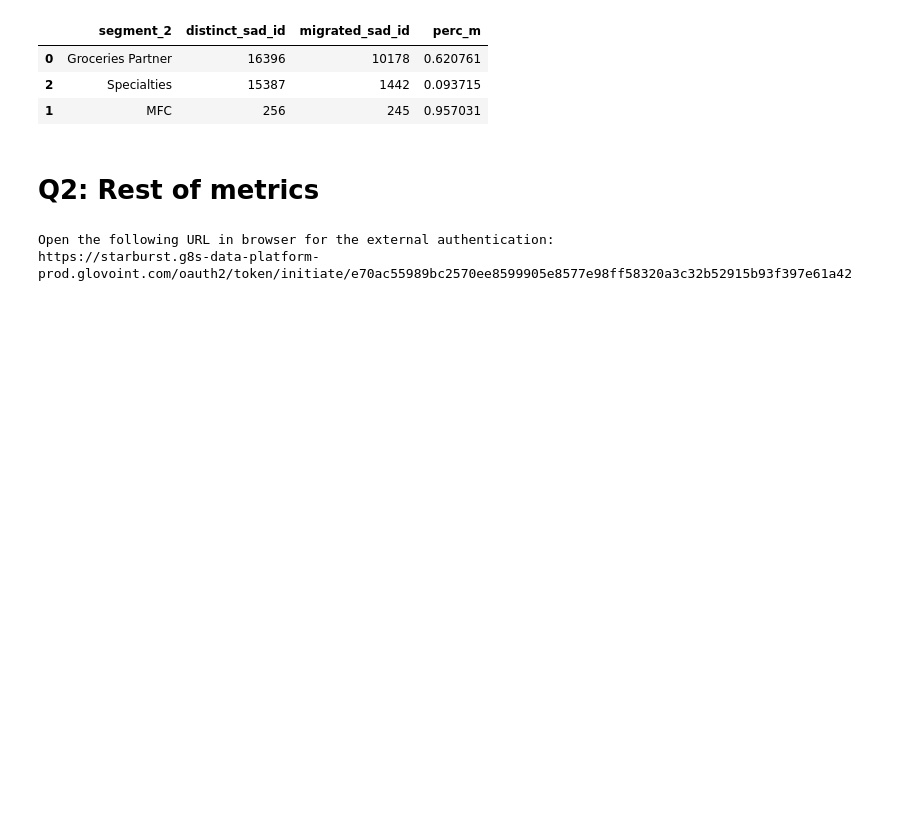
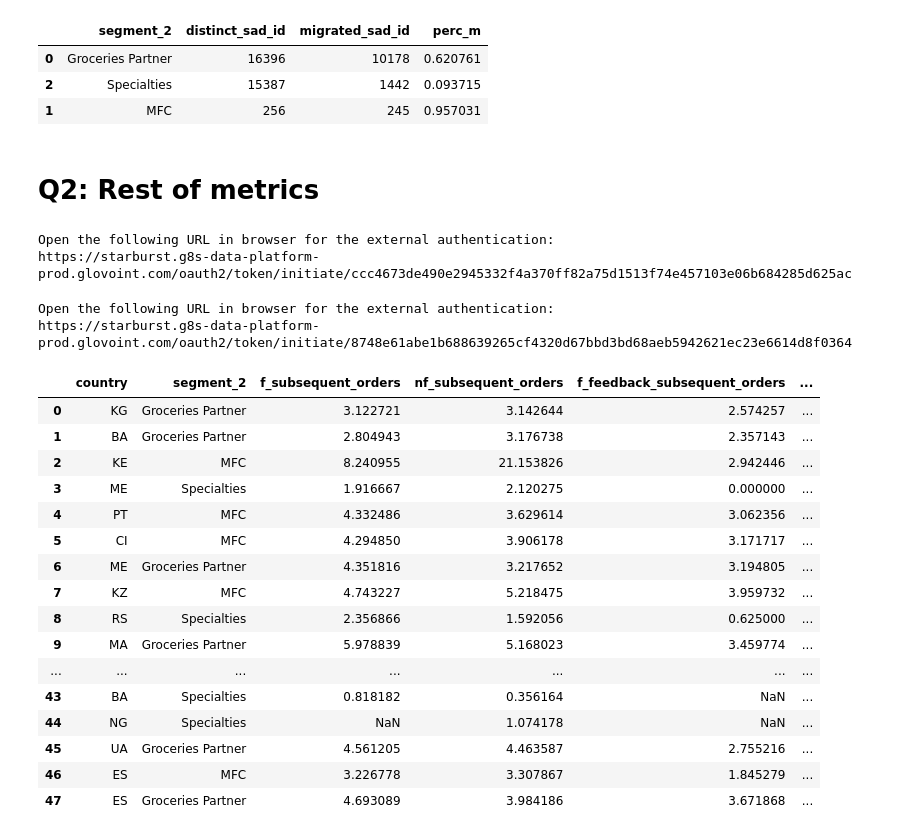
Before and after one commit to JordiCremades4444/central-node, a Jupyter notebook: notebooks/982_2024_10_05_fresh_products/fresh_products_v3.ipynb, the cells around one changed output. Cells and saved outputs as stored; diff of their text form; code cells hidden in the pictures; blank space fills up the shorter version.

```diff
--- a/notebooks/982_2024_10_05_fresh_products/fresh_products_v3.ipynb
+++ b/notebooks/982_2024_10_05_fresh_products/fresh_products_v3.ipynb
@@ -65,10 +65,12 @@ grouped.sort_values(by='distinct_sad_id', ascending=False)
 # %%
 START_DATE = "'2024-07-01'"
 END_DATE = "'2024-09-15'"
+END_DATE_RETENTION = "'2024-10-15'"
 
 params = [
     {'name':'start_date','value':START_DATE},
-    {'name':'end_date','value':END_DATE}
+    {'name':'end_date','value':END_DATE},
+    {'name':'end_date_retention','value':END_DATE_RETENTION}
 ]
 
 q.prepare_query(
@@ -79,7 +81,47 @@ q.prepare_query(
 )
 
 metrics  = q.query_run_starburst()
-metrics.to_csv('metrics.csv')
+metrics.to_csv('outputs/metrics.csv')
 # %% [output]
 Open the following URL in browser for the external authentication:
-https://starburst.g8s-data-platform-prod.glovoint.com/oauth2/token/initiate/e70ac55989bc2570ee8599905e8577e98ff58320a3c32b52915b93f397e61a42
+https://starburst.g8s-data-platform-prod.glovoint.com/oauth2/token/initiate/ccc4673de490e2945332f4a370ff82a75d1513f74e457103e06b684285d625ac
+# %%
+START_DATE = "'2024-07-01'"
+END_DATE = "'2024-09-15'"
+END_DATE_RETENTION = "'2024-10-15'"
+
+params = [
+    {'name':'start_date','value':START_DATE},
+    {'name':'end_date','value':END_DATE},
+    {'name':'end_date_retention','value':END_DATE_RETENTION}
+]
+
+q.prepare_query(
+    'subsequent_all.sql'
+    ,params=params
+    ,to_load_file='subsequent_all'
+    ,load_from_to_load_file=None
+)
+
+subsequent_all  = q.query_run_starburst()
+subsequent_all
+# %% [output]
+Open the following URL in browser for the external authentication:
+https://starburst.g8s-data-platform-prod.glovoint.com/oauth2/token/initiate/8748e61abe1b688639265cf4320d67bbd3bd68aeb5942621ec23e6614d8f0364
+|  | country | segment_2 | f_subsequent_orders | nf_subsequent_orders | f_feedback_subsequent_orders | ... |
+| 0 | KG | Groceries Partner | 3.122721 | 3.142644 | 2.574257 | ... |
+| 1 | BA | Groceries Partner | 2.804943 | 3.176738 | 2.357143 | ... |
+| 2 | KE | MFC | 8.240955 | 21.153826 | 2.942446 | ... |
+| 3 | ME | Specialties | 1.916667 | 2.120275 | 0.000000 | ... |
+| 4 | PT | MFC | 4.332486 | 3.629614 | 3.062356 | ... |
+| 5 | CI | MFC | 4.294850 | 3.906178 | 3.171717 | ... |
+| 6 | ME | Groceries Partner | 4.351816 | 3.217652 | 3.194805 | ... |
+| 7 | KZ | MFC | 4.743227 | 5.218475 | 3.959732 | ... |
+| 8 | RS | Specialties | 2.356866 | 1.592056 | 0.625000 | ... |
+| 9 | MA | Groceries Partner | 5.978839 | 5.168023 | 3.459774 | ... |
+| ... | ... | ... | ... | ... | ... | ... |
+| 43 | BA | Specialties | 0.818182 | 0.356164 | NaN | ... |
+| 44 | NG | Specialties | NaN | 1.074178 | NaN | ... |
+| 45 | UA | Groceries Partner | 4.561205 | 4.463587 | 2.755216 | ... |
+| 46 | ES | MFC | 3.226778 | 3.307867 | 1.845279 | ... |
+| 47 | ES | Groceries Partner | 4.693089 | 3.984186 | 3.671868 | ... |
```
Also changed, not shown: parts of 9 cells of this notebook, 13 other files.
